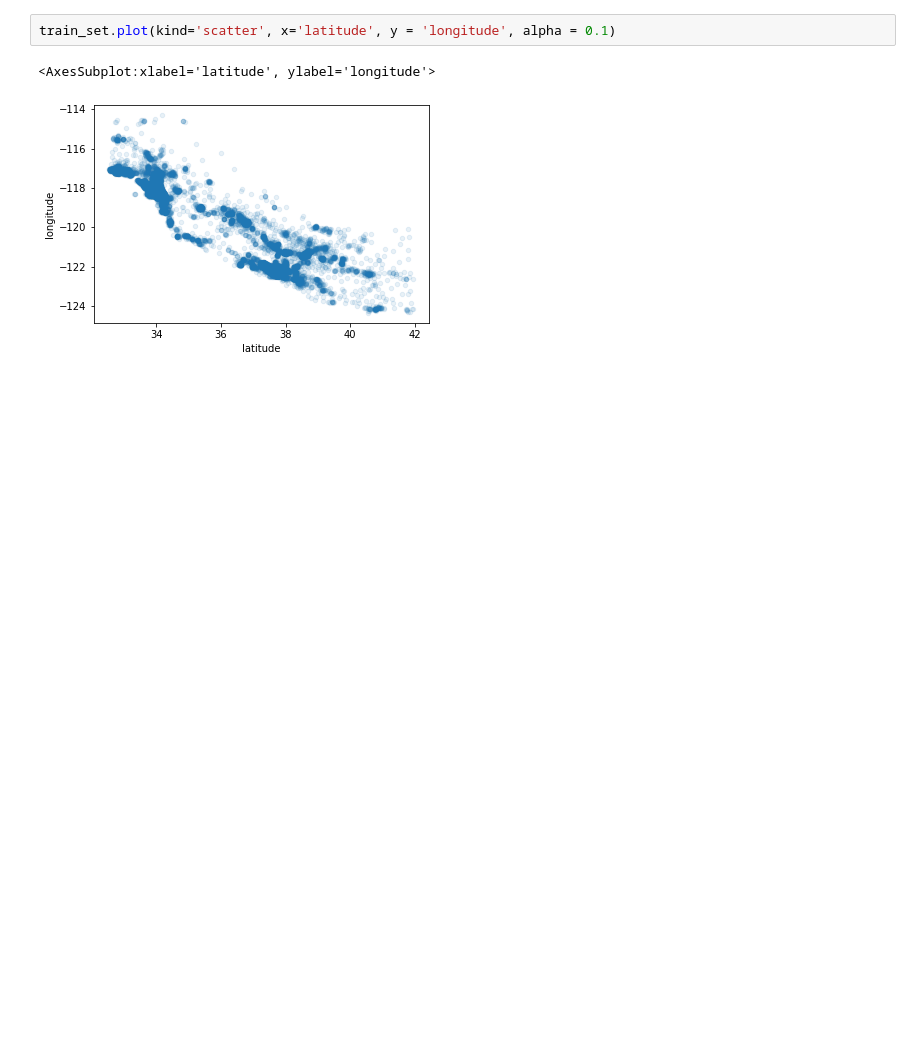
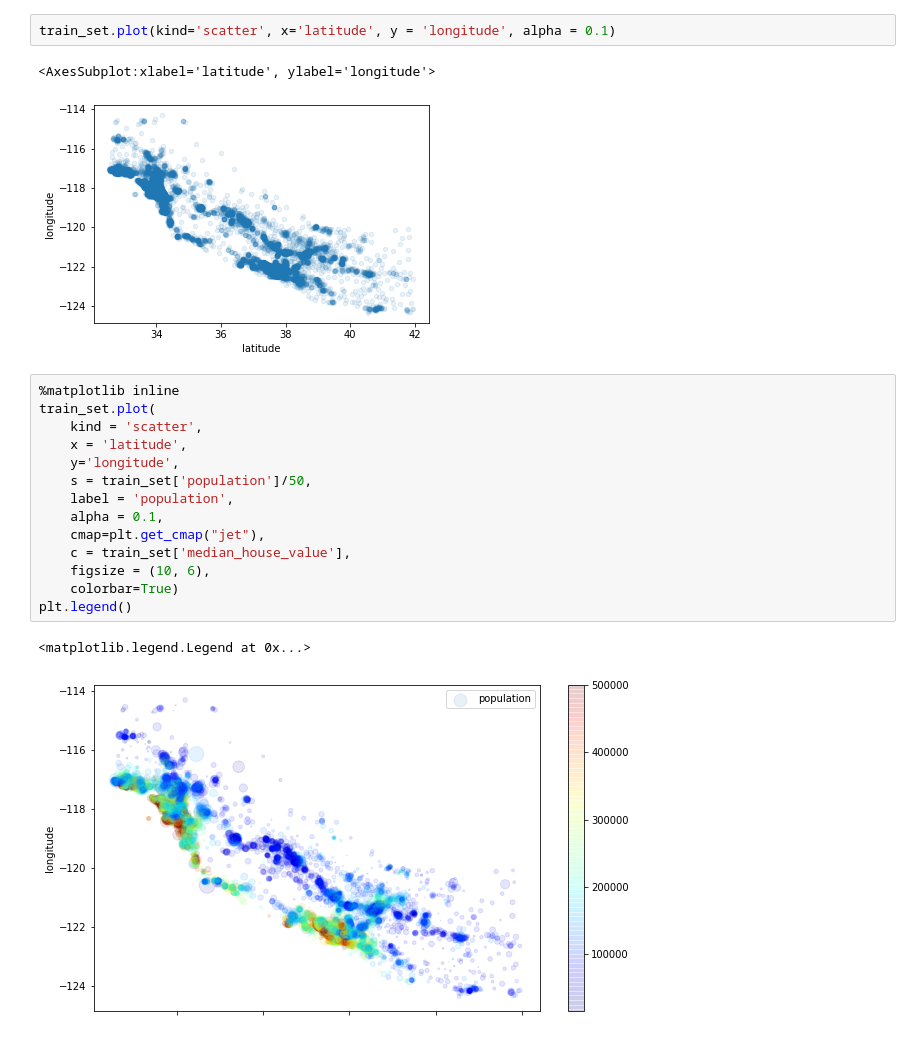
Before and after one commit to korntewin/practice-handson-ml2, a Jupyter notebook: ch2 end to end ml project - house_pricing_analysis.ipynb, the cells around one changed output. Saved outputs shown, nothing was run; the diff lists cells and outputs as text; blank space fills up the shorter version.

```diff
--- a/ch2 end to end ml project - house_pricing_analysis.ipynb
+++ b/ch2 end to end ml project - house_pricing_analysis.ipynb
@@ -242,3 +242,20 @@ train_set.plot(kind='scatter', x='latitude', y = 'longitude', alpha = 0.1)
 # %% [output]
 <AxesSubplot:xlabel='latitude', ylabel='longitude'>
 [figure]
+# %%
+%matplotlib inline
+train_set.plot(
+    kind = 'scatter',
+    x = 'latitude',
+    y='longitude',
+    s = train_set['population']/50,
+    label = 'population',
+    alpha = 0.1,
+    cmap=plt.get_cmap("jet"),
+    c = train_set['median_house_value'],
+    figsize = (10, 6),
+    colorbar=True)
+plt.legend()
+# %% [output]
+<matplotlib.legend.Legend at 0x...>
+[figure, added]
```
Also changed, not shown: parts of 30 cells of this notebook, 1 other file.
